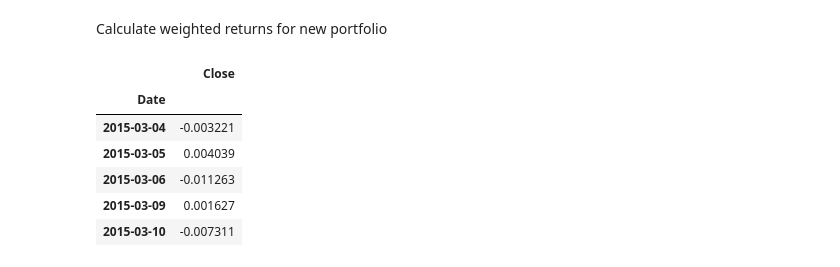
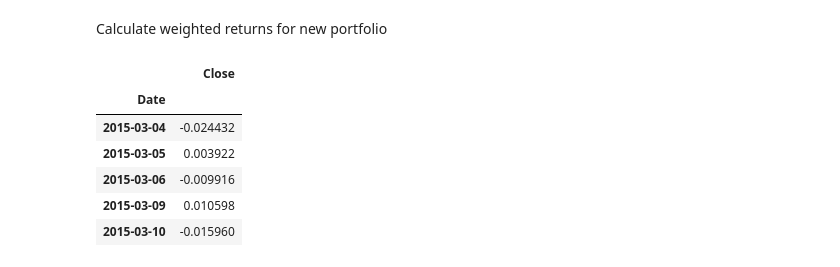
Before and after one commit to Jovan671/Pandas_Unit_04_assignment, a Jupyter notebook: main.ipynb, the cells around one changed output. Drawn from its saved outputs; the diff is of its cells as text; code cells hidden in the pictures.

```diff
--- a/main.ipynb
+++ b/main.ipynb
@@ -485,14 +491,15 @@ Calculate weighted returns for new portfolio
 # %%
 # creating new pivot table for date
 
 all_prices = pd.concat([file_ac, file_amcx, file_bbd], axis="rows", join="inner")
-
+all_prices = all_prices.reset_index()
+all_prices = all_prices.pivot_table(values="Close", index="Date")
 all_prices.head()
 # %% [output]
 |  | Close |
 | Date |  |
-| 2015-03-04 | -0.003221 |
-| 2015-03-05 | 0.004039 |
-| 2015-03-06 | -0.011263 |
-| 2015-03-09 | 0.001627 |
-| 2015-03-10 | -0.007311 |
+| 2015-03-04 | -0.024432 |
+| 2015-03-05 | 0.003922 |
+| 2015-03-06 | -0.009916 |
+| 2015-03-09 | 0.010598 |
+| 2015-03-10 | -0.015960 |
```
Also changed, not shown: parts of 12 cells of this notebook.
